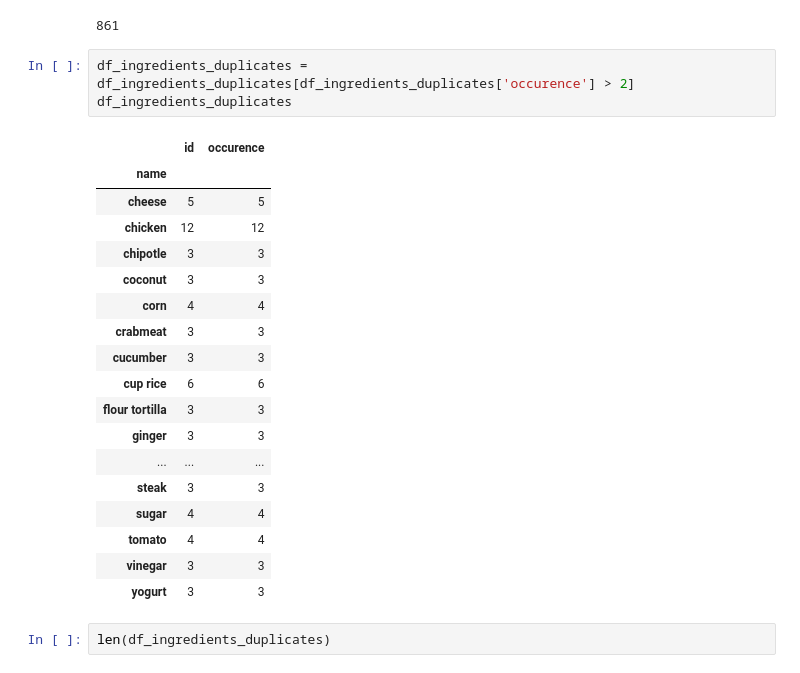
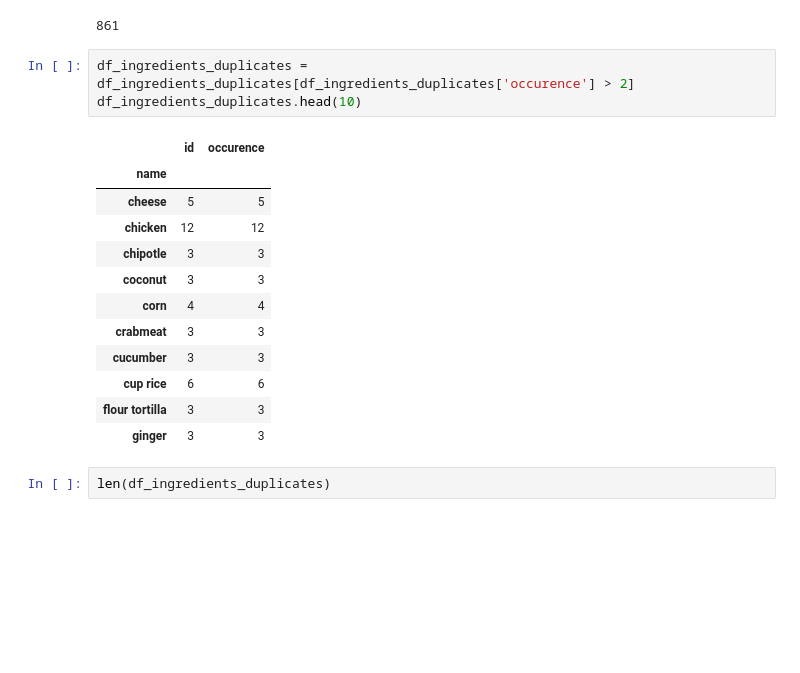
Before and after one commit to Rivollet/ADAProject, a Jupyter notebook: data-analysis/Ingredient_labelization.ipynb, the cells around one changed output. Saved outputs shown, nothing was run; the diff lists cells and outputs as text; blank space fills up the shorter version.

```diff
--- a/data-analysis/Ingredient_labelization.ipynb
+++ b/data-analysis/Ingredient_labelization.ipynb
@@ -137,26 +131,20 @@ len(df_ingredients_duplicates)
 861
 # %%
 df_ingredients_duplicates = df_ingredients_duplicates[df_ingredients_duplicates['occurence'] > 2]
-df_ingredients_duplicates
+df_ingredients_duplicates.head(10)
 # %% [output]
 |  | id | occurence |
 | name |  |  |
 | cheese | 5 | 5 |
 | chicken | 12 | 12 |
 | chipotle | 3 | 3 |
 | coconut | 3 | 3 |
 | corn | 4 | 4 |
 | crabmeat | 3 | 3 |
 | cucumber | 3 | 3 |
 | cup rice | 6 | 6 |
 | flour tortilla | 3 | 3 |
 | ginger | 3 | 3 |
-| ... | ... | ... |
-| steak | 3 | 3 |
-| sugar | 4 | 4 |
-| tomato | 4 | 4 |
-| vinegar | 3 | 3 |
-| yogurt | 3 | 3 |
 # %%
 len(df_ingredients_duplicates)
 # %% [output]
```
Also changed, not shown: parts of 20 cells of this notebook, 1 other file.
